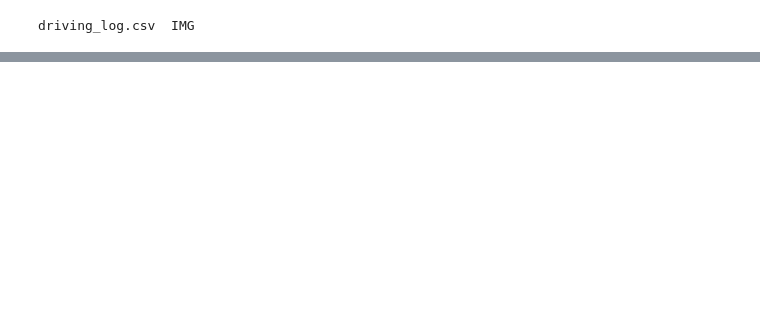
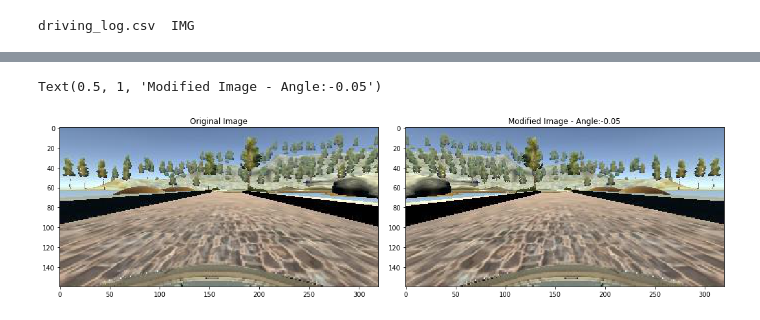
Before and after one commit to sgagankumar/GhostCar-Training, a Jupyter notebook: Behavioural_Cloning.ipynb, the cells around one changed output, grey strips where cells are left out. Drawn from its saved outputs; the diff is of its cells as text; code cells hidden in the pictures; blank space fills up the shorter version.

```diff
--- a/Behavioural_Cloning.ipynb
+++ b/Behavioural_Cloning.ipynb
@@ -117,0 +116,40 @@ Text(0.5, 1.0, 'Validation set')
+# %%
+def zoom(image):
+    zoom = iaa.Affine(scale=(1, 1.3))
+    image = zoom.augment_image(image)
+    return image
+# %%
+def pan(image):
+    pan = iaa.Affine(translate_percent={"x":(-0.1,0.1), "y":(-0.1,0.1)})
+    image = pan.augment_image(image)
+    return image
+# %%
+def img_rand_brightness(image):
+    bright = iaa.Multiply((0.2, 1.2))
+    image = bright.augment_image(image)
+    return image
+# %%
+def img_rand_flip(image, steering_angle):
+    image = cv2.flip(image, 1)
+    steering_angle = -steering_angle
+    return image, steering_angle
+# %%
+rand_index=random.randint(0, 1000)
+image = image_paths[rand_index]
+steering = steerings[rand_index]
+
+original_image = mpimg.imread(image)
+zoomed_image = zoom(original_image)
+panned_image = pan(original_image)
+bright_image = img_rand_brightness(original_image)
+flip_image, steering = img_rand_flip(original_image, steering)
+
+fig, axs = plt.subplots(1, 2, figsize=(15, 10))
+fig.tight_layout()
+axs[0].imshow(original_image)
+axs[0].set_title('Original Image')
+axs[1].imshow(flip_image)             # Values : zoomed_image, panned_image, bright_image, flip_image
+axs[1].set_title('Modified Image - Angle:'+str(steering))
+# %% [output]
+Text(0.5, 1, 'Modified Image - Angle:-0.05')
+[figure, added]
```
Also changed, not shown: parts of 19 cells of this notebook.
